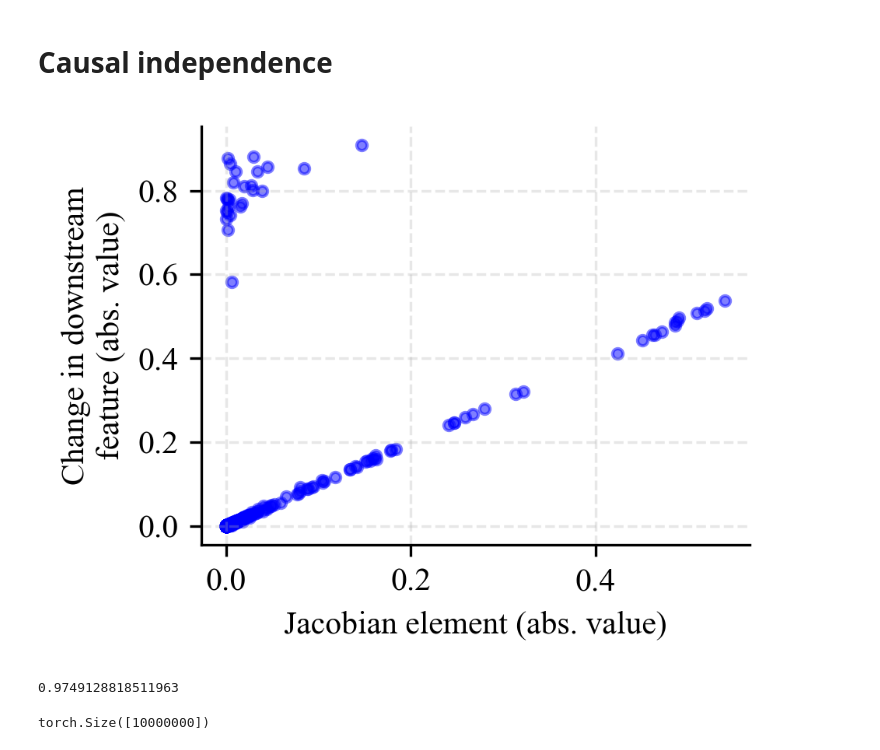
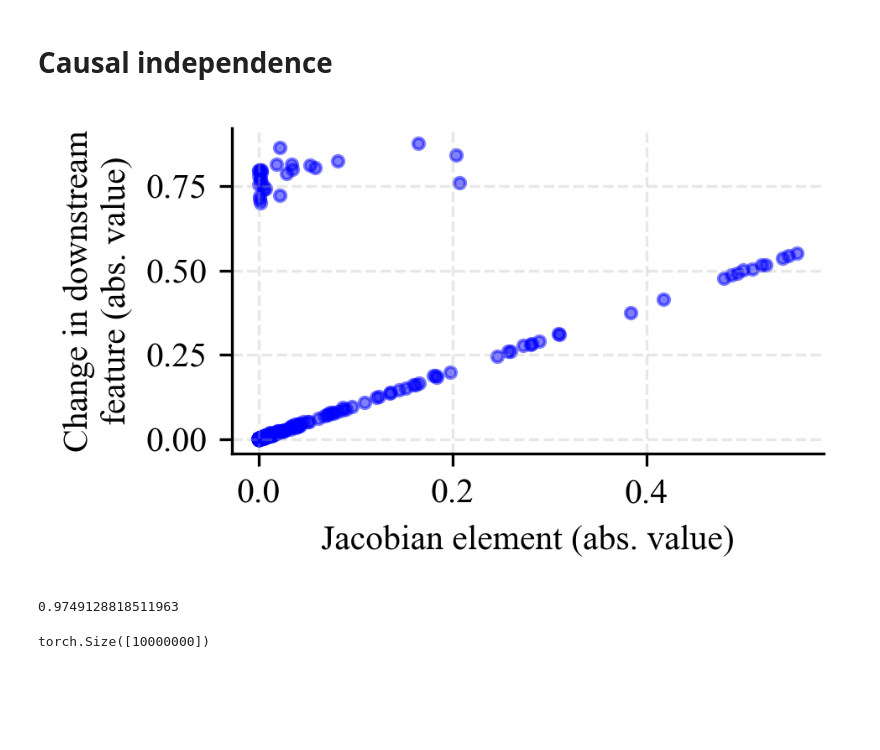
Before and after one commit to jugard99/jacobian-saes, a Jupyter notebook: notebooks/final_charts.ipynb, the cells around one changed output. Saved outputs shown, nothing was run; the diff lists cells and outputs as text; code cells hidden in the pictures; blank space fills up the shorter version.

```diff
--- a/notebooks/final_charts.ipynb
+++ b/notebooks/final_charts.ipynb
@@ -354,36 +354,36 @@ abl_sample_small = abl_samples_full[torch.randint(0, abl_samples_full.shape[0],
 
 
 
-plt.figure(figsize=(3.25, 2.5), dpi=300)
+plt.figure(figsize=(3.25, 2), dpi=300)
 
 # Create scatter plot
 plt.scatter(
     abl_sample_small[:, 0].cpu().numpy(),
     abl_sample_small[:, 1].cpu().numpy(),
     color='blue',
     alpha=0.5,  # Add some transparency
     s=10,  # Reduce marker size for paper
 )
 
 # Labels
 plt.xlabel(f"Jacobian element{' (abs. value)' if take_abs else ''}")
 plt.ylabel(f"Change in downstream\nfeature{' (abs. value)' if take_abs else ''}", multialignment='center')
 
 # Style adjustments
 plt.grid(True, linestyle='--', alpha=0.3)  # Subtle grid
 ax = plt.gca()
 ax.spines['top'].set_visible(False)
 ax.spines['right'].set_visible(False)
 
 # Tight layout and save
 plt.tight_layout()
-plt.savefig('./charts/abl_scatter.pdf', bbox_inches='tight', pad_inches=0.02, dpi=300)
+plt.savefig('./charts/not_local.pdf', bbox_inches='tight', pad_inches=0.02, dpi=300)
 plt.show()
 
 
 is_on_line.float().mean().item()
 # %% [output]
-[figure, old version]
+[figure, new version]
 0.9749128818511963
 # %%
 is_on_line.shape
```
Also changed, not shown: parts of 3 cells of this notebook, 11 other files.
